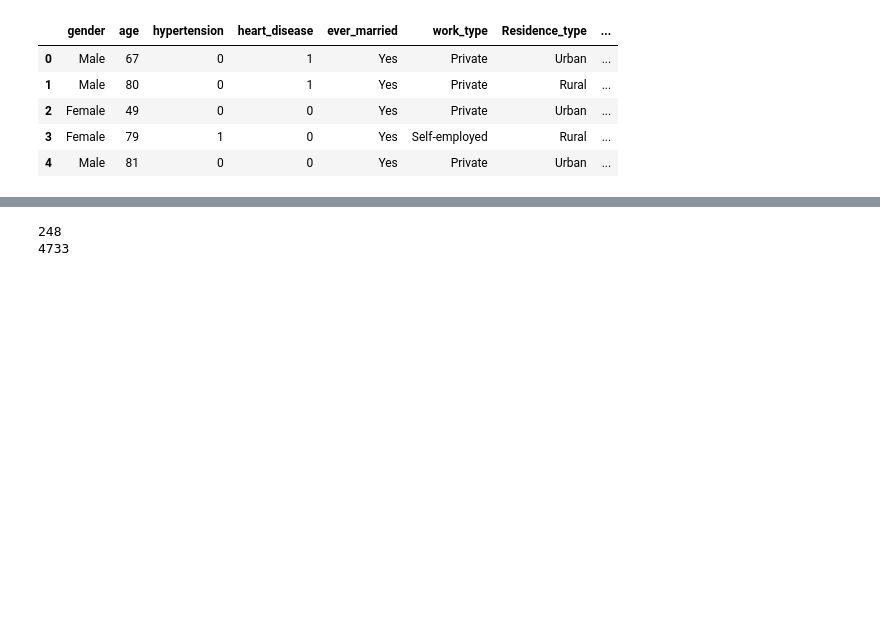
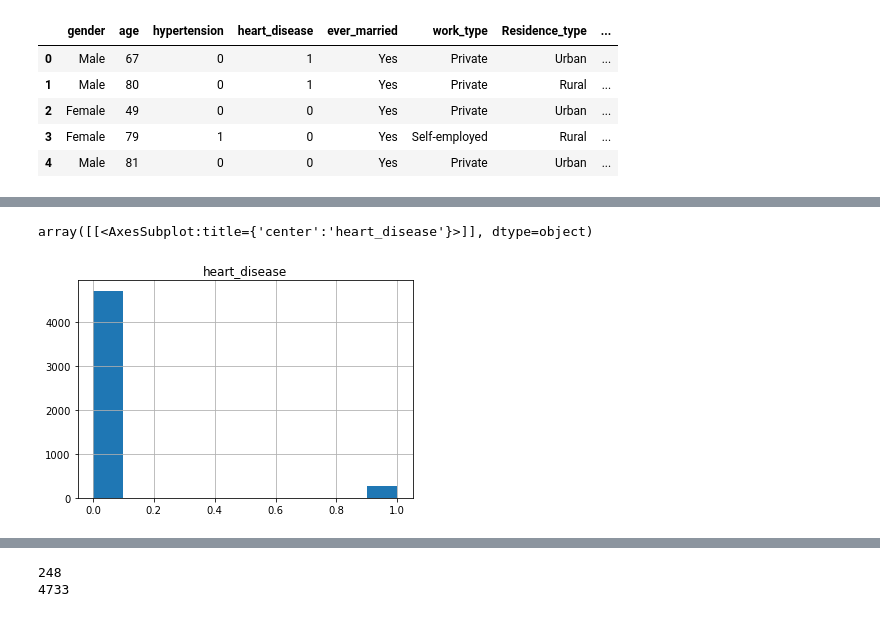
Before and after one commit to Swapnidtambe/brain_stroke-prediction, a Jupyter notebook: brain_stroke_prediction.ipynb, the cells around one changed output, grey strips where cells are left out. Cells and saved outputs as stored; diff of their text form; code cells hidden in the pictures; blank space fills up the shorter version.

```diff
--- a/brain_stroke_prediction.ipynb
+++ b/brain_stroke_prediction.ipynb
@@ -70,0 +81,5 @@ df.head()
+# %%
+df.hist(column='heart_disease')
+# %% [output]
+array([[<AxesSubplot:title={'center':'heart_disease'}>]], dtype=object)
+[figure, added]
```
Also changed, not shown: parts of 30 cells of this notebook.
